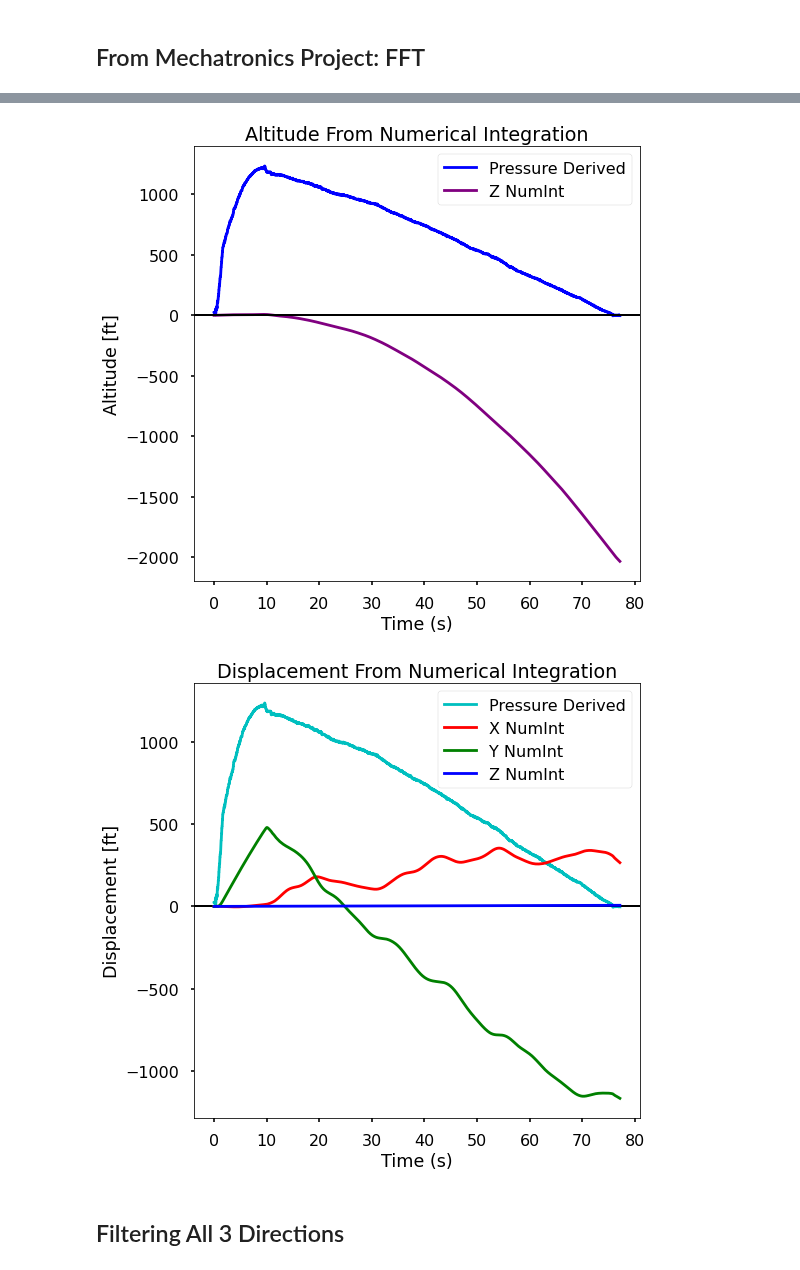
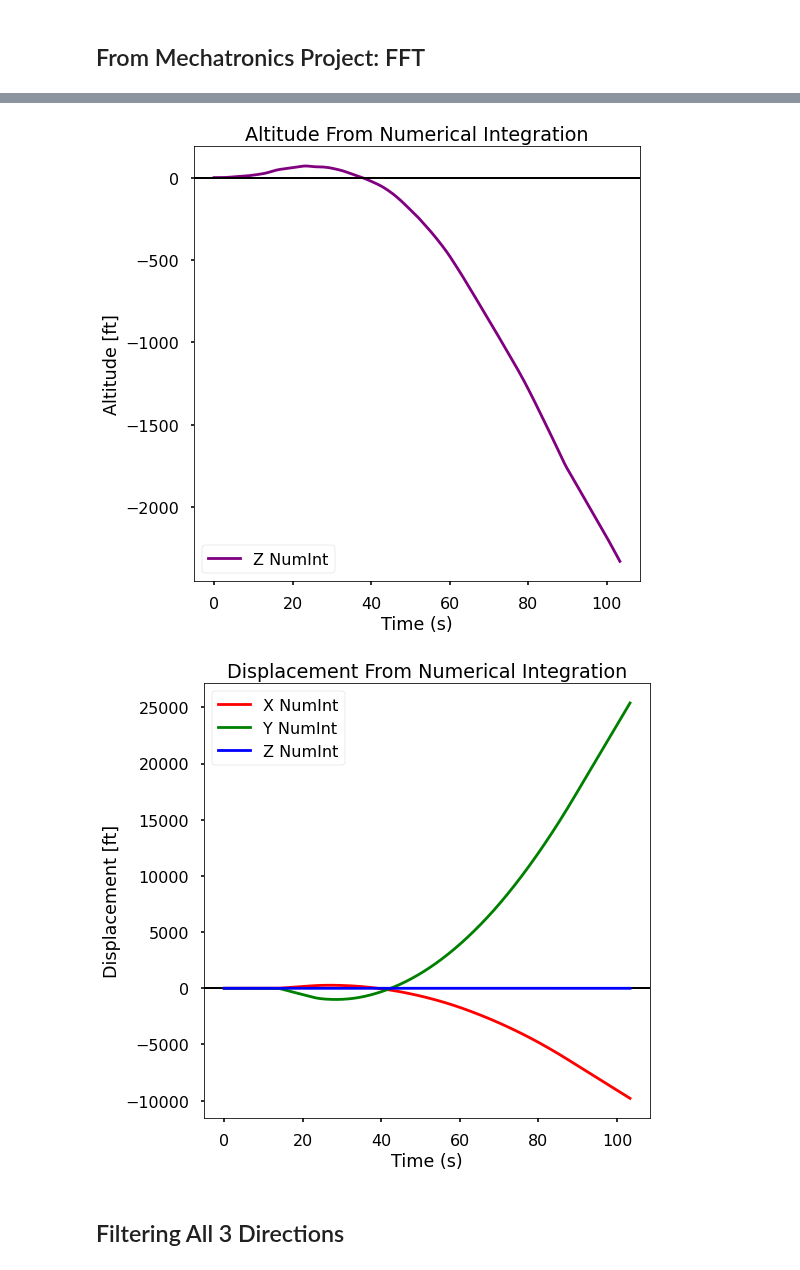
Before and after one commit to VADL-2022/IMU_VV, a Jupyter notebook: 03_Path_Recon/Subscale2_FFT.ipynb, the cells around one changed output, grey strips where cells are left out. Cells and saved outputs as stored; diff of their text form; code cells hidden in the pictures.

Commit message:
Finished Zero Padding.  Pressure still not fixed

```diff
--- a/03_Path_Recon/Subscale2_FFT.ipynb
+++ b/03_Path_Recon/Subscale2_FFT.ipynb
@@ -39,19 +39,20 @@ tdata = all_time
 tdata = tdata - all_time[0]
 numDataPoints = tdata.shape[0]
 # %%
-end_time = int(1045/sr * 8)
-step = int(1/sr*8 * 5)
-___ np.linspace(0,end_time,end_time+1)
+end_time = 1045
+#step = int(1/sr*8 * 5)
+time_extension = np.linspace(0,end_time,end_time+1)/40
+te = (time_extension+tdata[-1]+1/sr)[0:-1]
 # %%
 ax_vn = df['Accel X']# * ft
 ay_vn = df['Accel Y']# * -ft
 az_vn = df['Accel Z']# * ft
 
 # Zero padding
-ax_vn = np.zeros(520).append(ax_vn).append(np.zeros(525))
-ay_vn = np.zeros(520).append(ay_vn).append(np.zeros(525))
-az_vn = np.zeros(520).append(az_vn).append(np.zeros(525))
-tdata = tdata.append(range(tdata[-1]))
+ax_vn = np.append(np.append(np.zeros(520), (ax_vn)), (np.zeros(525)))
+ay_vn = np.append(np.append(np.zeros(520), (ay_vn)), (np.zeros(525)))
+az_vn = np.append(np.append(np.zeros(520), (az_vn)), (np.zeros(525)))
+tdata = np.append(tdata, te)
 
 fig1 = plt.figure(1, figsize=(8,8))
 ax = plt.subplot(111)
@@ -224,15 +225,11 @@ plot_freq_dom(tdata, bw_1_15, 0.5, 15, original=az_vn)
 # %%
 # Pressure Derived
-P = df['Pres']
+P = list(df['Pres']) + ([0]*1045)
 v_NASA_pres = np.vectorize(hf.nasa_pres)
 altitude_NASA_pres = v_NASA_pres(P, P0=99.035, T0=288.1)*ft
 #T0 really was 303.3966... this would've been biased by the RPi tho
 # %%
 # Vanilla Numerical Integration
-ax_vn = df['LinearAccelNed X'] * ft
-ay_vn = df['LinearAccelNed Y'] * ft
-az_vn = df['LinearAccelNed Z'] * -ft
-
 accel_xyz = [ax_vn, ay_vn, az_vn]
 v_vec, x_vec = hf.numerical_int(accel_xyz, tdata)
 
@@ -242,8 +239,8 @@ x_vn, y_vn, z_vn = x_vec[0], x_vec[1], x_vec[2]
 fig1 = plt.figure(1, figsize=(8,8))
 # Just the Displacement:
 ax = plt.subplot(111)
-l1 = ax.plot(tdata, altitude_NASA_pres, color='blue', label='Pressure Derived')
-l4 = ax.plot(tdata, z_vn, color='purple', label='Numerical Integration')
+l1 = ax.plot(tdata[0:3050], altitude_NASA_pres[0:3050], color='blue', label='Pressure Derived')
+l4 = ax.plot(tdata[0:3050], z_vn[0:3050], color='purple', label='Numerical Integration')
 l5 = plt.axhline(y=0, color='black', linewidth=2)
 ax.set_title("Altitude From Numerical Integration")
 ax.set_xlabel('Time (s)')
@@ -263,7 +260,7 @@ x_vn, y_vn, z_vn = x_vec[0], x_vec[1], x_vec[2]
 fig1 = plt.figure(1, figsize=(8,8))
 # Just the Displacement:
 ax = plt.subplot(111)
-l1 = ax.plot(tdata, altitude_NASA_pres, color='blue', label='Pressure Derived')
+#l1 = ax.plot(tdata, altitude_NASA_pres, color='blue', label='Pressure Derived')
 l4 = ax.plot(tdata, z_vn, color='purple', label='Z NumInt')
 l5 = plt.axhline(y=0, color='black', linewidth=2)
 ax.set_title("Altitude From Numerical Integration")
@@ -272,7 +269,7 @@ ax.set_ylabel("Altitude [ft]")
 ax.legend()
 plt.show()
 # %% [output]
-[figure, old version]
+[figure, new version]
 # %%
 def plot_displacement(tdata, accel_xyz, axes=["X", "Y", "Z"], pressure=True):
     v_vec, x_vec = hf.numerical_int(accel_xyz, tdata)
@@ -302,10 +299,10 @@ def plot_displacement(tdata, accel_xyz, axes=["X", "Y", "Z"], pressure=True):
 # %%
 # Sciy Filtered Numerical Integration
 accel_xyz = [ax_vn, ay_vn, bw_1_15]
 
-plot_displacement(tdata, accel_xyz)
+plot_displacement(tdata, accel_xyz, pressure=False)
 # %% [output]
-[figure, old version]
+[figure, new version]
 # %% [markdown]
 ## Filtering All 3 Directions
 # %%
```
Also changed, not shown: parts of 16 cells of this notebook.
